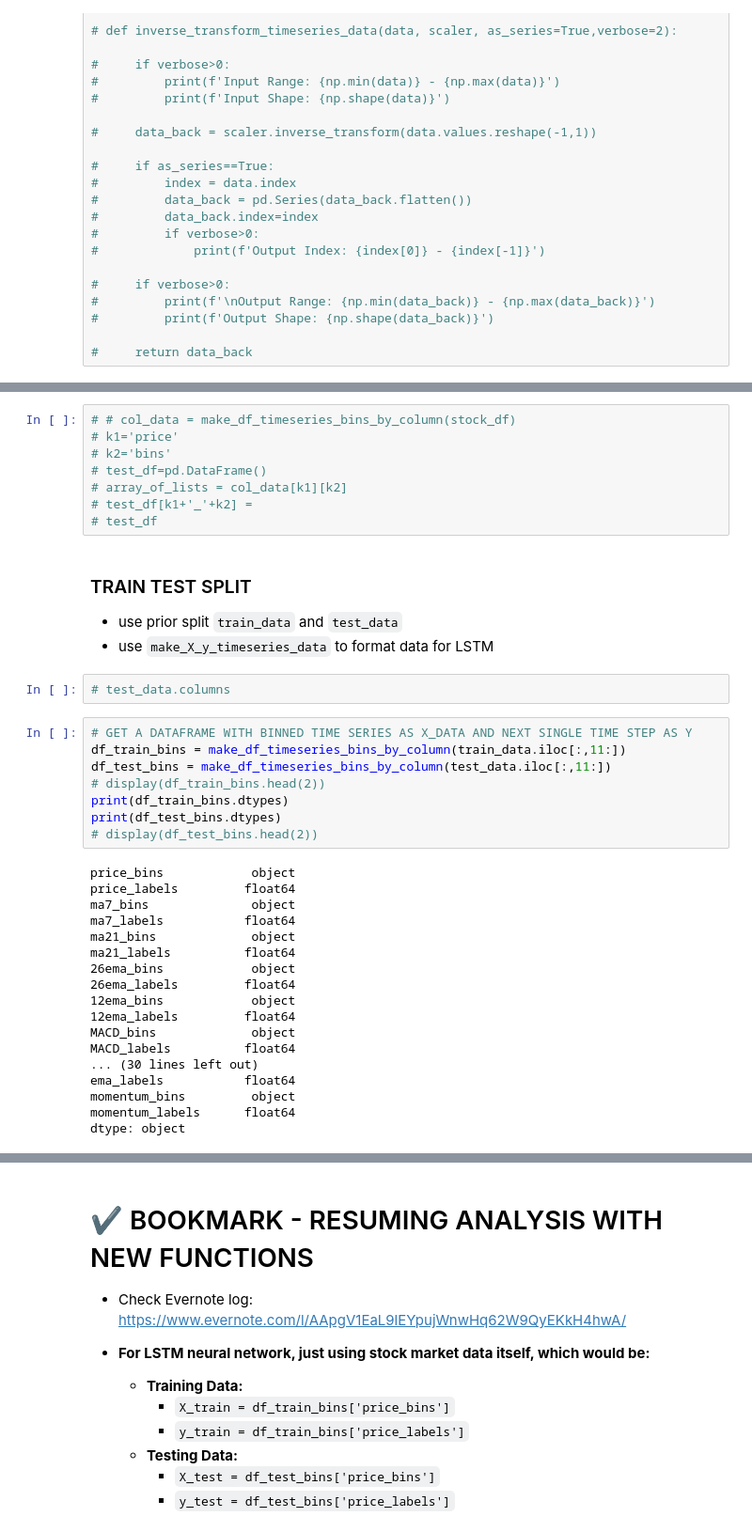
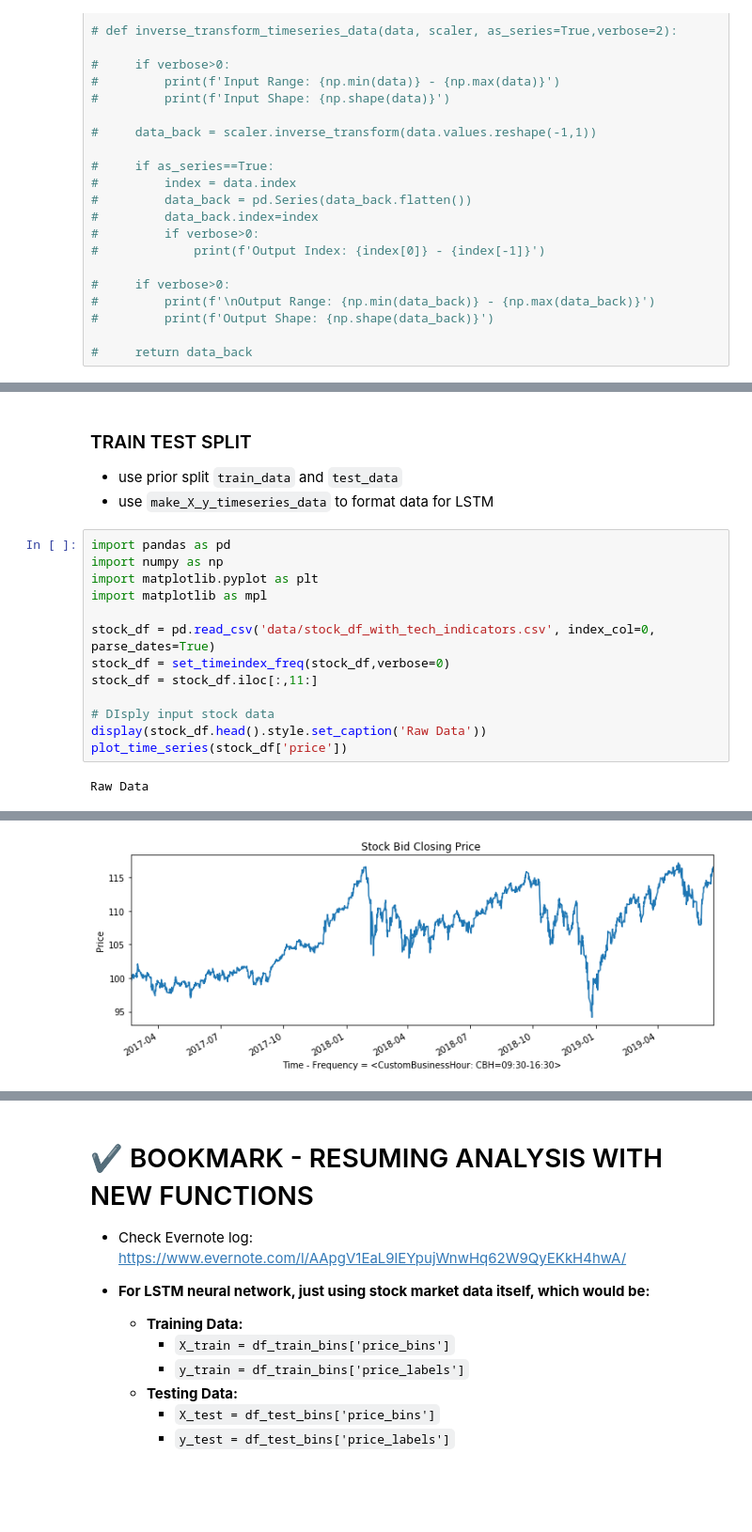
Before and after one commit to jirvingphd/dsc-5-capstone-project-online-ds-ft-021119, a Jupyter notebook: Capstone_Project_Outline_+_Analysis.ipynb, the cells around one changed output, grey strips where cells are left out. Shown at 94% size. Saved outputs shown, nothing was run; the diff lists cells and outputs as text; blank space fills up the shorter version.

```diff
--- a/Capstone_Project_Outline_+_Analysis.ipynb
+++ b/Capstone_Project_Outline_+_Analysis.ipynb
@@ -1824,40 +1739,19 @@ def make_df_timeseries_bins_by_column(df, x_window = 35, verbose=2,one_or_two_df
-# %%
-# # col_data = make_df_timeseries_bins_by_column(stock_df)
-# k1='price'
-# k2='bins'
-# test_df=pd.DataFrame()
-# array_of_lists = col_data[k1][k2]
-# test_df[k1+'_'+k2] =
-# test_df
 # %% [markdown]
 ### TRAIN TEST SPLIT
 - use prior split `train_data` and `test_data`
 - use `make_X_y_timeseries_data` to format data for LSTM
-# %%
-# test_data.columns
-# %%
-# GET A DATAFRAME WITH BINNED TIME SERIES AS X_DATA AND NEXT SINGLE TIME STEP AS Y
-df_train_bins = make_df_timeseries_bins_by_column(train_data.iloc[:,11:])
-df_test_bins = make_df_timeseries_bins_by_column(test_data.iloc[:,11:])
-# display(df_train_bins.head(2))
-print(df_train_bins.dtypes)
-print(df_test_bins.dtypes)
-# display(df_test_bins.head(2))
-# %% [output]
-price_bins            object
-price_labels         float64
-ma7_bins              object
-ma7_labels           float64
-ma21_bins             object
-ma21_labels          float64
-26ema_bins            object
-26ema_labels         float64
-12ema_bins            object
-12ema_labels         float64
-MACD_bins             object
-MACD_labels          float64
-... (30 lines left out)
-ema_labels           float64
-momentum_bins         object
-momentum_labels      float64
-dtype: object
+# %%
+import pandas as pd
+import numpy as np
+import matplotlib.pyplot as plt
+import matplotlib as mpl
+
+stock_df = pd.read_csv('data/stock_df_with_tech_indicators.csv', index_col=0, parse_dates=True)
+stock_df = set_timeindex_freq(stock_df,verbose=0)
+stock_df = stock_df.iloc[:,11:]
+
+# DIsply input stock data
+display(stock_df.head().style.set_caption('Raw Data'))
+plot_time_series(stock_df['price'])
+# %% [output]
+Raw Data
@@ -1863,0 +1764 @@ dtype: object
+[figure, added]
```
Also changed, not shown: parts of 47 cells of this notebook, 1 other file.
